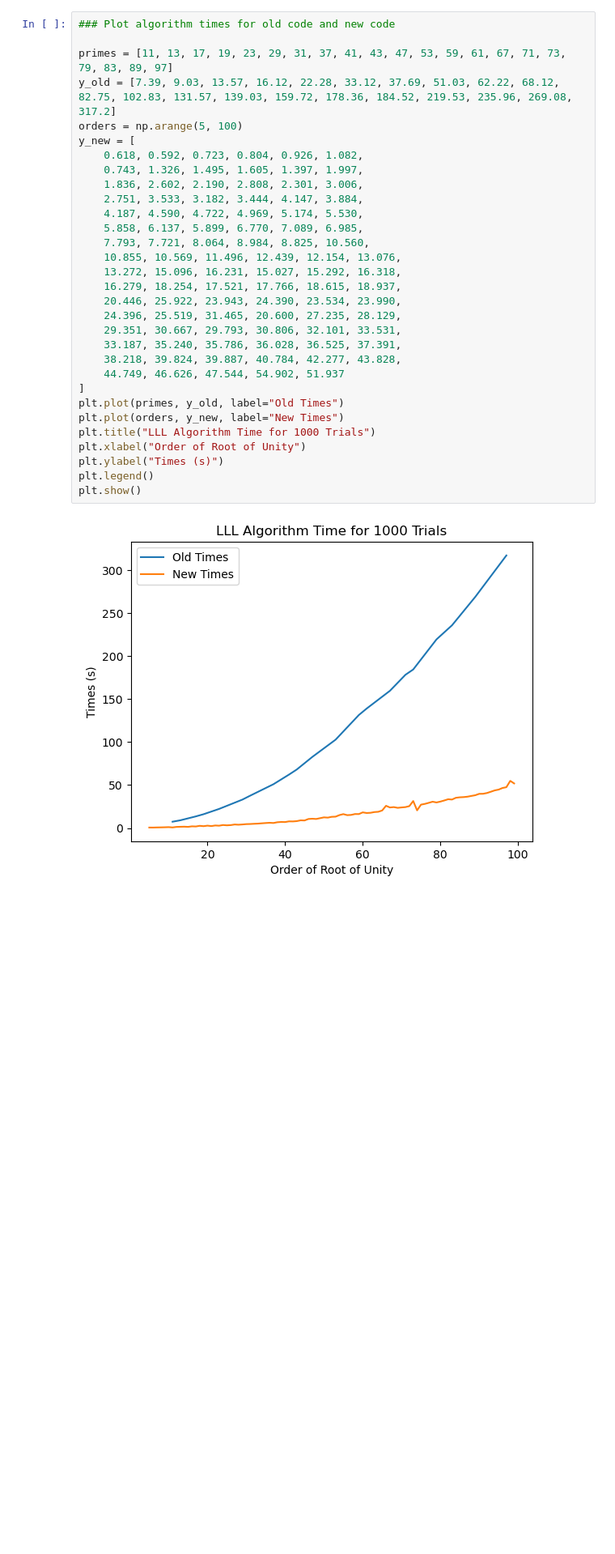
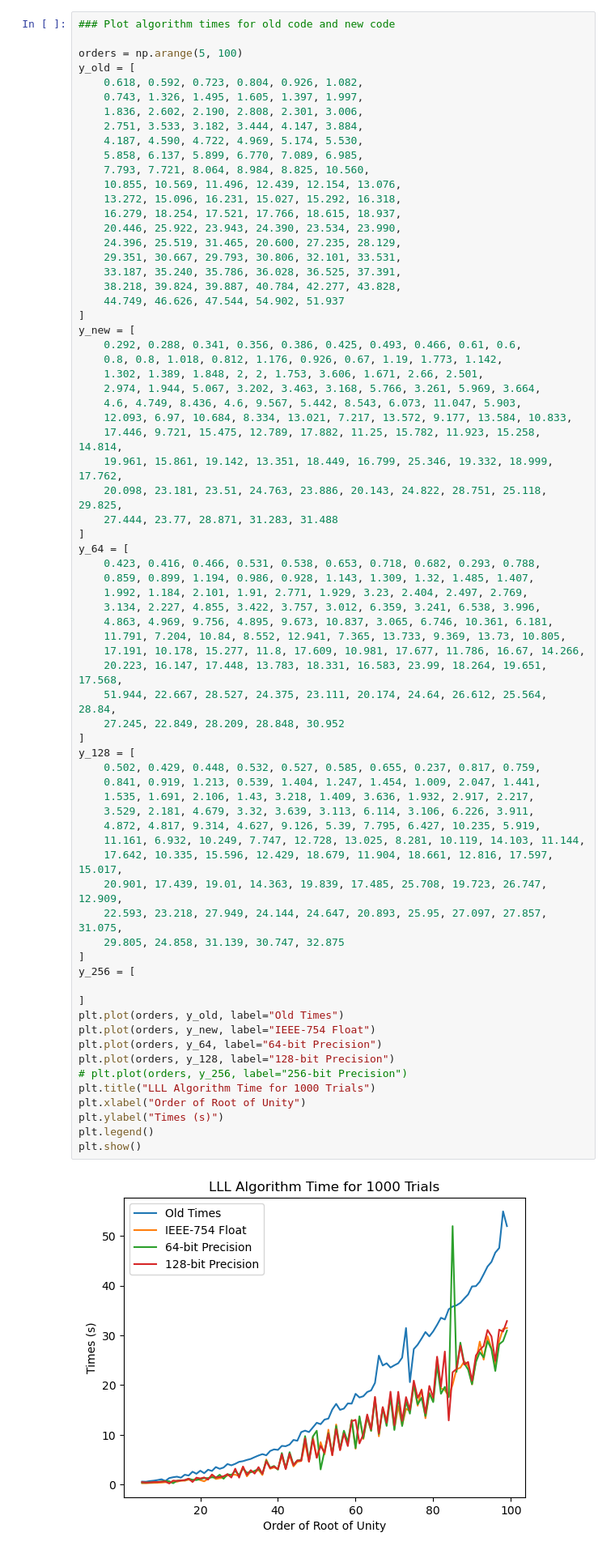
Before and after one commit to Dillybar3141/Cyclotomic-Integer-Approximation, a Jupyter notebook: lll.ipynb, the cells around one changed output. Shown: that part at 81% size. Cells and saved outputs as stored; diff of their text form; blank space fills up the shorter version.

```diff
--- a/lll.ipynb
+++ b/lll.ipynb
@@ -247,34 +221,74 @@ Results: [1000.  102. 1000.  370.  665.  478. 1000.  325. 1000.  594.  788.  651
 # %%
 ### Plot algorithm times for old code and new code
 
-primes = [11, 13, 17, 19, 23, 29, 31, 37, 41, 43, 47, 53, 59, 61, 67, 71, 73, 79, 83, 89, 97]
-y_old = [7.39, 9.03, 13.57, 16.12, 22.28, 33.12, 37.69, 51.03, 62.22, 68.12, 82.75, 102.83, 131.57, 139.03, 159.72, 178.36, 184.52, 219.53, 235.96, 269.08, 317.2]
 orders = np.arange(5, 100)
-y_new = [
+y_old = [
     0.618, 0.592, 0.723, 0.804, 0.926, 1.082,
     0.743, 1.326, 1.495, 1.605, 1.397, 1.997,
     1.836, 2.602, 2.190, 2.808, 2.301, 3.006,
     2.751, 3.533, 3.182, 3.444, 4.147, 3.884,
     4.187, 4.590, 4.722, 4.969, 5.174, 5.530,
     5.858, 6.137, 5.899, 6.770, 7.089, 6.985,
     7.793, 7.721, 8.064, 8.984, 8.825, 10.560,
     10.855, 10.569, 11.496, 12.439, 12.154, 13.076,
     13.272, 15.096, 16.231, 15.027, 15.292, 16.318,
     16.279, 18.254, 17.521, 17.766, 18.615, 18.937,
     20.446, 25.922, 23.943, 24.390, 23.534, 23.990,
     24.396, 25.519, 31.465, 20.600, 27.235, 28.129,
     29.351, 30.667, 29.793, 30.806, 32.101, 33.531,
     33.187, 35.240, 35.786, 36.028, 36.525, 37.391,
     38.218, 39.824, 39.887, 40.784, 42.277, 43.828,
     44.749, 46.626, 47.544, 54.902, 51.937
 ]
-plt.plot(primes, y_old, label="Old Times")
-plt.plot(orders, y_new, label="New Times")
+y_new = [
+    0.292, 0.288, 0.341, 0.356, 0.386, 0.425, 0.493, 0.466, 0.61, 0.6,
+    0.8, 0.8, 1.018, 0.812, 1.176, 0.926, 0.67, 1.19, 1.773, 1.142,
+    1.302, 1.389, 1.848, 2, 2, 1.753, 3.606, 1.671, 2.66, 2.501,
+    2.974, 1.944, 5.067, 3.202, 3.463, 3.168, 5.766, 3.261, 5.969, 3.664,
+    4.6, 4.749, 8.436, 4.6, 9.567, 5.442, 8.543, 6.073, 11.047, 5.903,
+    12.093, 6.97, 10.684, 8.334, 13.021, 7.217, 13.572, 9.177, 13.584, 10.833,
+    17.446, 9.721, 15.475, 12.789, 17.882, 11.25, 15.782, 11.923, 15.258, 14.814,
+    19.961, 15.861, 19.142, 13.351, 18.449, 16.799, 25.346, 19.332, 18.999, 17.762,
+    20.098, 23.181, 23.51, 24.763, 23.886, 20.143, 24.822, 28.751, 25.118, 29.825,
+    27.444, 23.77, 28.871, 31.283, 31.488
+]
+y_64 = [
+    0.423, 0.416, 0.466, 0.531, 0.538, 0.653, 0.718, 0.682, 0.293, 0.788,
+    0.859, 0.899, 1.194, 0.986, 0.928, 1.143, 1.309, 1.32, 1.485, 1.407,
+    1.992, 1.184, 2.101, 1.91, 2.771, 1.929, 3.23, 2.404, 2.497, 2.769,
+    3.134, 2.227, 4.855, 3.422, 3.757, 3.012, 6.359, 3.241, 6.538, 3.996,
+    4.863, 4.969, 9.756, 4.895, 9.673, 10.837, 3.065, 6.746, 10.361, 6.181,
+    11.791, 7.204, 10.84, 8.552, 12.941, 7.365, 13.733, 9.369, 13.73, 10.805,
+    17.191, 10.178, 15.277, 11.8, 17.609, 10.981, 17.677, 11.786, 16.67, 14.266,
+    20.223, 16.147, 17.448, 13.783, 18.331, 16.583, 23.99, 18.264, 19.651, 17.568,
+    51.944, 22.667, 28.527, 24.375, 23.111, 20.174, 24.64, 26.612, 25.564, 28.84,
+    27.245, 22.849, 28.209, 28.848, 30.952
+]
+y_128 = [
+    0.502, 0.429, 0.448, 0.532, 0.527, 0.585, 0.655, 0.237, 0.817, 0.759,
+    0.841, 0.919, 1.213, 0.539, 1.404, 1.247, 1.454, 1.009, 2.047, 1.441,
+    1.535, 1.691, 2.106, 1.43, 3.218, 1.409, 3.636, 1.932, 2.917, 2.217,
+    3.529, 2.181, 4.679, 3.32, 3.639, 3.113, 6.114, 3.106, 6.226, 3.911,
+    4.872, 4.817, 9.314, 4.627, 9.126, 5.39, 7.795, 6.427, 10.235, 5.919,
+    11.161, 6.932, 10.249, 7.747, 12.728, 13.025, 8.281, 10.119, 14.103, 11.144,
+    17.642, 10.335, 15.596, 12.429, 18.679, 11.904, 18.661, 12.816, 17.597, 15.017,
+    20.901, 17.439, 19.01, 14.363, 19.839, 17.485, 25.708, 19.723, 26.747, 12.909,
+    22.593, 23.218, 27.949, 24.144, 24.647, 20.893, 25.95, 27.097, 27.857, 31.075,
+    29.805, 24.858, 31.139, 30.747, 32.875
+]
+y_256 = [
+
+]
+plt.plot(orders, y_old, label="Old Times")
+plt.plot(orders, y_new, label="IEEE-754 Float")
+plt.plot(orders, y_64, label="64-bit Precision")
+plt.plot(orders, y_128, label="128-bit Precision")
+# plt.plot(orders, y_256, label="256-bit Precision")
 plt.title("LLL Algorithm Time for 1000 Trials")
 plt.xlabel("Order of Root of Unity")
 plt.ylabel("Times (s)")
 plt.legend()
 plt.show()
 # %% [output]
-[figure, old version]
+[figure, new version]
 # %%
```
Also changed, not shown: parts of 7 cells of this notebook.
